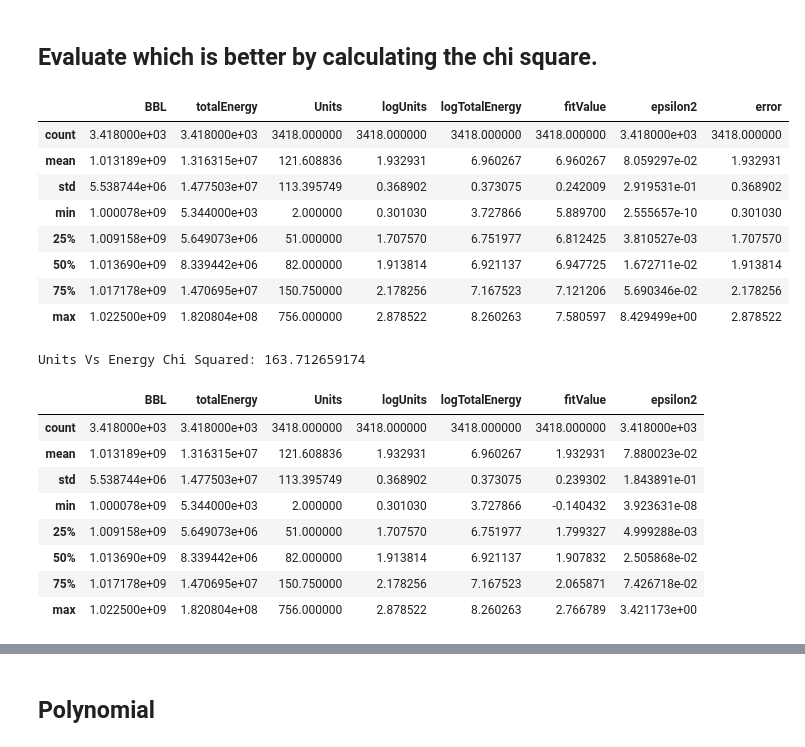
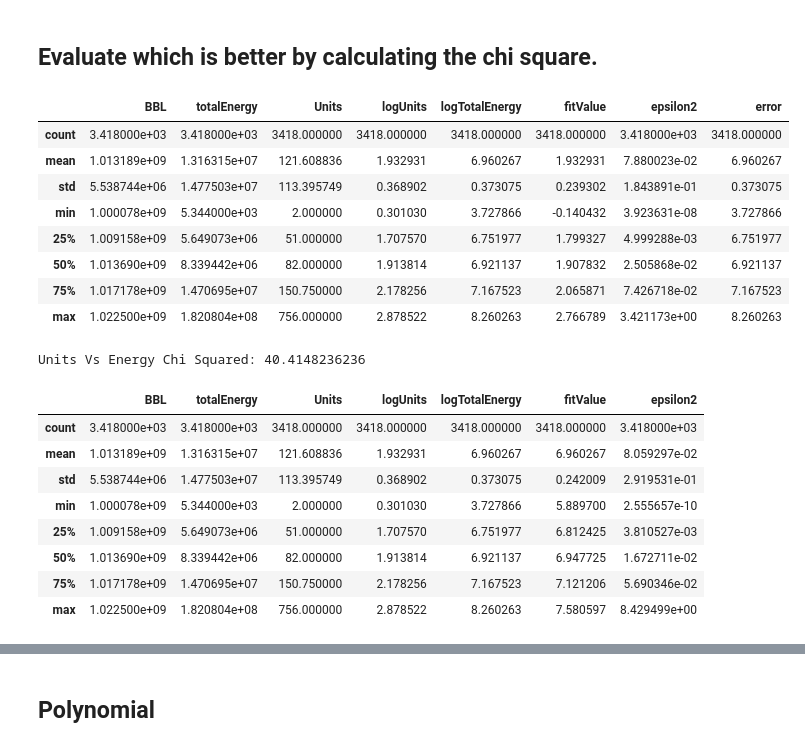
Before and after one commit to alephcero/PUI2016_fdg224, a Jupyter notebook: HW6_fdg224/HW6_1_fdg224.ipynb, the cells around one changed output, grey strips where cells are left out. Saved outputs shown, nothing was run; the diff lists cells and outputs as text; code cells hidden in the pictures.

```diff
--- a/HW6_fdg224/HW6_1_fdg224.ipynb
+++ b/HW6_fdg224/HW6_1_fdg224.ipynb
@@ -398,44 +398,44 @@ Scatter plot of the log of the total energy consumption versus the log of Units
 # %%
 unitsVsEnergy = bblnrgdata.copy()
 
-unitsVsEnergy['fitValue'] = lmUvE.predict(sm.add_constant(bblnrgdata.logUnits))
-unitsVsEnergy['epsilon2'] = (unitsVsEnergy.fitValue - unitsVsEnergy.logTotalEnergy) ** 2
+unitsVsEnergy['fitValue'] = lmUvE.predict(sm.add_constant(bblnrgdata.logTotalEnergy))
+unitsVsEnergy['epsilon2'] = (unitsVsEnergy.fitValue - unitsVsEnergy.logUnits) ** 2
 #square root and then make the square of logUnits is the same as logUnits
-unitsVsEnergy['error'] = bblnrgdata.logUnits
+unitsVsEnergy['error'] = bblnrgdata.logTotalEnergy
 unitsVsEnergy.describe()
 # %% [output]
 |  | BBL | totalEnergy | Units | logUnits | logTotalEnergy | fitValue | epsilon2 | error |
 | count | 3.418000e+03 | 3.418000e+03 | 3418.000000 | 3418.000000 | 3418.000000 | 3418.000000 | 3.418000e+03 | 3418.000000 |
-| mean | 1.013189e+09 | 1.316315e+07 | 121.608836 | 1.932931 | 6.960267 | 6.960267 | 8.059297e-02 | 1.932931 |
-| std | 5.538744e+06 | 1.477503e+07 | 113.395749 | 0.368902 | 0.373075 | 0.242009 | 2.919531e-01 | 0.368902 |
-| min | 1.000078e+09 | 5.344000e+03 | 2.000000 | 0.301030 | 3.727866 | 5.889700 | 2.555657e-10 | 0.301030 |
-| 25% | 1.009158e+09 | 5.649073e+06 | 51.000000 | 1.707570 | 6.751977 | 6.812425 | 3.810527e-03 | 1.707570 |
-| 50% | 1.013690e+09 | 8.339442e+06 | 82.000000 | 1.913814 | 6.921137 | 6.947725 | 1.672711e-02 | 1.913814 |
-| 75% | 1.017178e+09 | 1.470695e+07 | 150.750000 | 2.178256 | 7.167523 | 7.121206 | 5.690346e-02 | 2.178256 |
-| max | 1.022500e+09 | 1.820804e+08 | 756.000000 | 2.878522 | 8.260263 | 7.580597 | 8.429499e+00 | 2.878522 |
+| mean | 1.013189e+09 | 1.316315e+07 | 121.608836 | 1.932931 | 6.960267 | 1.932931 | 7.880023e-02 | 6.960267 |
+| std | 5.538744e+06 | 1.477503e+07 | 113.395749 | 0.368902 | 0.373075 | 0.239302 | 1.843891e-01 | 0.373075 |
+| min | 1.000078e+09 | 5.344000e+03 | 2.000000 | 0.301030 | 3.727866 | -0.140432 | 3.923631e-08 | 3.727866 |
+| 25% | 1.009158e+09 | 5.649073e+06 | 51.000000 | 1.707570 | 6.751977 | 1.799327 | 4.999288e-03 | 6.751977 |
+| 50% | 1.013690e+09 | 8.339442e+06 | 82.000000 | 1.913814 | 6.921137 | 1.907832 | 2.505868e-02 | 6.921137 |
+| 75% | 1.017178e+09 | 1.470695e+07 | 150.750000 | 2.178256 | 7.167523 | 2.065871 | 7.426718e-02 | 7.167523 |
+| max | 1.022500e+09 | 1.820804e+08 | 756.000000 | 2.878522 | 8.260263 | 2.766789 | 3.421173e+00 | 8.260263 |
 # %%
 #chi square statistic
 unitsVsEnergyChi2 = sum(unitsVsEnergy.epsilon2/unitsVsEnergy.error)
 print 'Units Vs Energy Chi Squared:', unitsVsEnergyChi2
 # %% [output]
-Units Vs Energy Chi Squared: 163.712659174
+Units Vs Energy Chi Squared: 40.4148236236
 # %%
 EnergyVsUnits = bblnrgdata.copy()
-EnergyVsUnits['fitValue'] = lmEvU.predict(sm.add_constant(bblnrgdata.logTotalEnergy))
-EnergyVsUnits['epsilon2'] = (EnergyVsUnits.fitValue - EnergyVsUnits.logUnits) ** 2
+EnergyVsUnits['fitValue'] = lmEvU.predict(sm.add_constant(bblnrgdata.logUnits))
+EnergyVsUnits['epsilon2'] = (EnergyVsUnits.fitValue - EnergyVsUnits.logTotalEnergy) ** 2
 #square root and then make the square of logUnits is the same as logUnits
-unitsVsEnergy['error'] = bblnrgdata.logTotalEnergy
+unitsVsEnergy['error'] = bblnrgdata.logUnits
 EnergyVsUnits.describe()
 # %% [output]
 |  | BBL | totalEnergy | Units | logUnits | logTotalEnergy | fitValue | epsilon2 |
 | count | 3.418000e+03 | 3.418000e+03 | 3418.000000 | 3418.000000 | 3418.000000 | 3418.000000 | 3.418000e+03 |
-| mean | 1.013189e+09 | 1.316315e+07 | 121.608836 | 1.932931 | 6.960267 | 1.932931 | 7.880023e-02 |
-| std | 5.538744e+06 | 1.477503e+07 | 113.395749 | 0.368902 | 0.373075 | 0.239302 | 1.843891e-01 |
-| min | 1.000078e+09 | 5.344000e+03 | 2.000000 | 0.301030 | 3.727866 | -0.140432 | 3.923631e-08 |
-| 25% | 1.009158e+09 | 5.649073e+06 | 51.000000 | 1.707570 | 6.751977 | 1.799327 | 4.999288e-03 |
-| 50% | 1.013690e+09 | 8.339442e+06 | 82.000000 | 1.913814 | 6.921137 | 1.907832 | 2.505868e-02 |
-| 75% | 1.017178e+09 | 1.470695e+07 | 150.750000 | 2.178256 | 7.167523 | 2.065871 | 7.426718e-02 |
-| max | 1.022500e+09 | 1.820804e+08 | 756.000000 | 2.878522 | 8.260263 | 2.766789 | 3.421173e+00 |
+| mean | 1.013189e+09 | 1.316315e+07 | 121.608836 | 1.932931 | 6.960267 | 6.960267 | 8.059297e-02 |
+| std | 5.538744e+06 | 1.477503e+07 | 113.395749 | 0.368902 | 0.373075 | 0.242009 | 2.919531e-01 |
+| min | 1.000078e+09 | 5.344000e+03 | 2.000000 | 0.301030 | 3.727866 | 5.889700 | 2.555657e-10 |
+| 25% | 1.009158e+09 | 5.649073e+06 | 51.000000 | 1.707570 | 6.751977 | 6.812425 | 3.810527e-03 |
+| 50% | 1.013690e+09 | 8.339442e+06 | 82.000000 | 1.913814 | 6.921137 | 6.947725 | 1.672711e-02 |
+| 75% | 1.017178e+09 | 1.470695e+07 | 150.750000 | 2.178256 | 7.167523 | 7.121206 | 5.690346e-02 |
+| max | 1.022500e+09 | 1.820804e+08 | 756.000000 | 2.878522 | 8.260263 | 7.580597 | 8.429499e+00 |
 # %%
 EnergyVsUnitsChi2 = sum(EnergyVsUnits.epsilon2/unitsVsEnergy.error)
 print 'Energy Vs Units Chi Squared:', EnergyVsUnitsChi2
```
Also changed, not shown: parts of 17 cells of this notebook.
